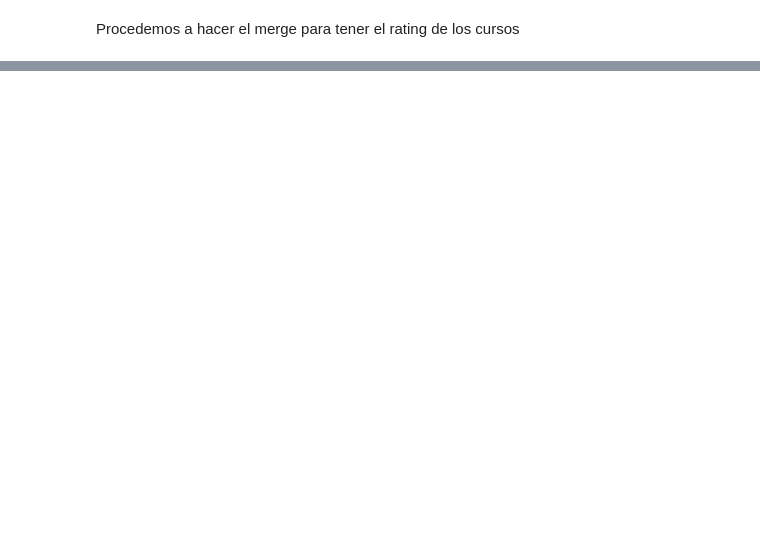
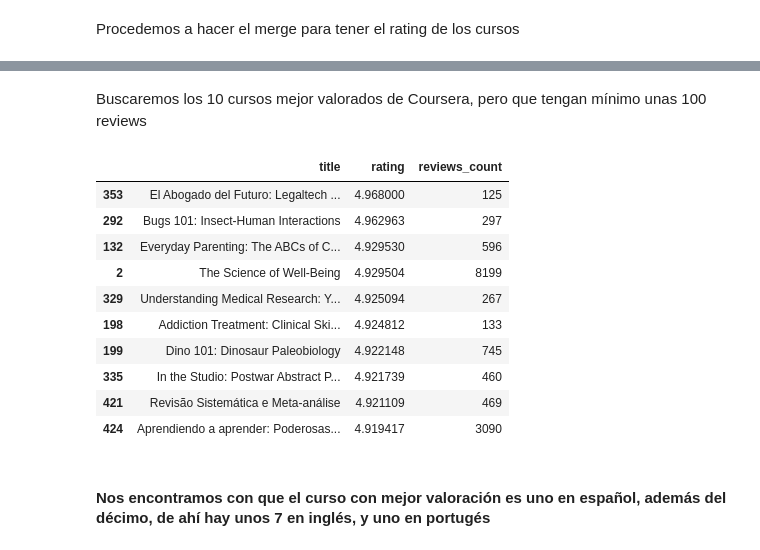
Before and after one commit to HugoGT/PI-02-Data-Analytics, a Jupyter notebook: EDA.ipynb, the cells around one changed output, grey strips where cells are left out. Saved outputs shown, nothing was run; the diff lists cells and outputs as text; code cells hidden in the pictures; blank space fills up the shorter version.

```diff
--- a/EDA.ipynb
+++ b/EDA.ipynb
@@ -257,0 +305,21 @@ coursera_df = coursera_df.rename(columns={'name': 'title'})
+# %% [markdown]
+Buscaremos los 10 cursos mejor valorados de Coursera, pero que tengan mínimo unas 100 reviews
+# %%
+coursera_sorted = coursera_df[['title', 'rating', 'reviews_count']].sort_values(by='rating', ascending=False)
+
+coursera_sorted = coursera_sorted[coursera_sorted['reviews_count'] > 100]
+coursera_sorted.head(10)
+# %% [output]
+|  | title | rating | reviews_count |
+| 353 | El Abogado del Futuro: Legaltech ... | 4.968000 | 125 |
+| 292 | Bugs 101: Insect-Human Interactions | 4.962963 | 297 |
+| 132 | Everyday Parenting: The ABCs of C... | 4.929530 | 596 |
+| 2 | The Science of Well-Being | 4.929504 | 8199 |
+| 329 | Understanding Medical Research: Y... | 4.925094 | 267 |
+| 198 | Addiction Treatment: Clinical Ski... | 4.924812 | 133 |
+| 199 | Dino 101: Dinosaur Paleobiology | 4.922148 | 745 |
+| 335 | In the Studio: Postwar Abstract P... | 4.921739 | 460 |
+| 421 | Revisão Sistemática e Meta-análise | 4.921109 | 469 |
+| 424 | Aprendiendo a aprender: Poderosas... | 4.919417 | 3090 |
+# %% [markdown]
+#### Nos encontramos con que el curso con mejor valoración es uno en español, además del décimo, de ahí hay unos 7 en inglés, y uno en portugés
```
Also changed, not shown: parts of 32 cells of this notebook.
